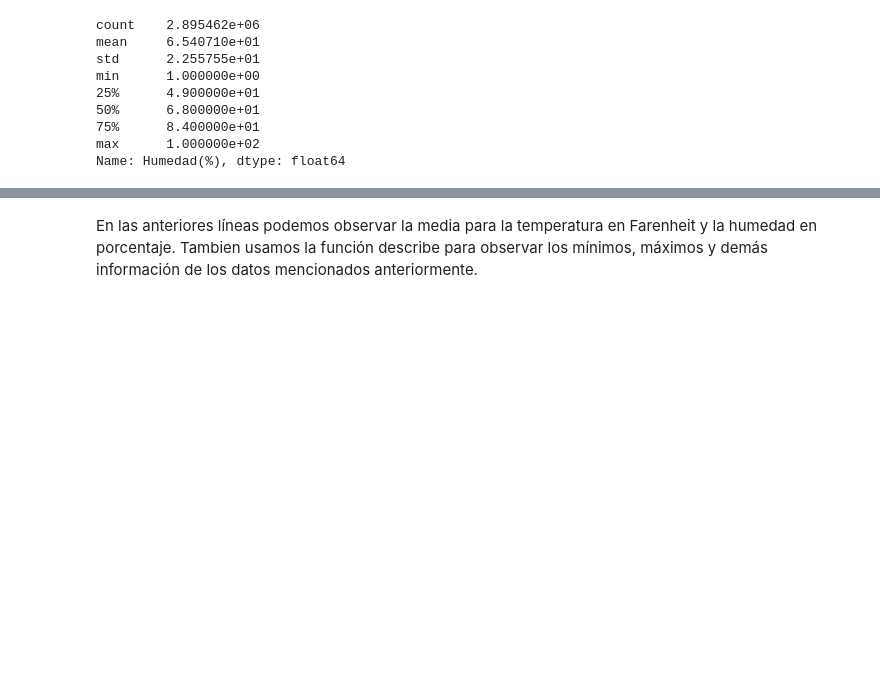
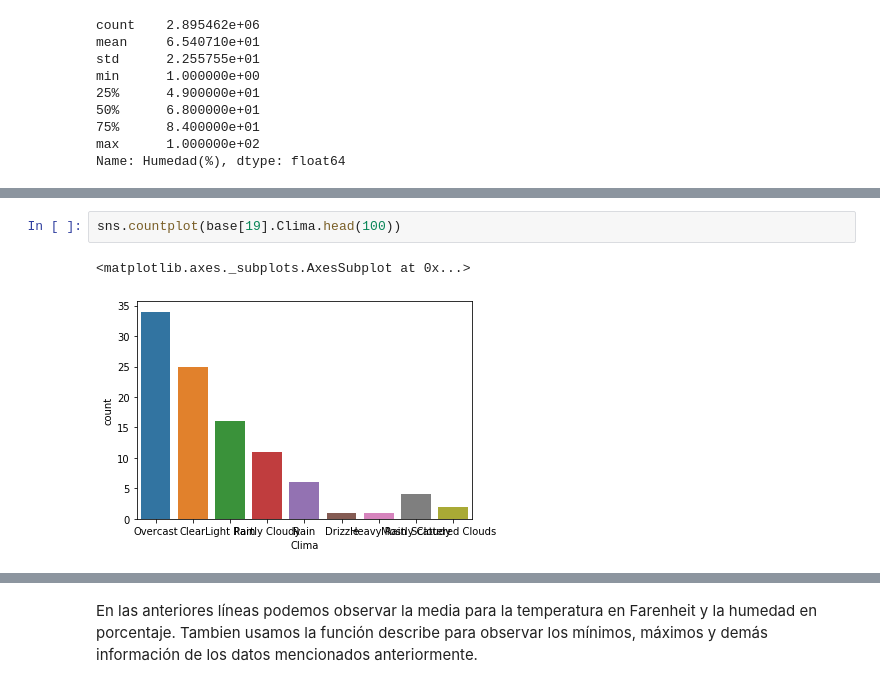
Before and after one commit to ProyectoFinalMineria/BaseDatos, a Jupyter notebook: BD US acc.ipynb, the cells around one changed output, grey strips where cells are left out. Drawn from its saved outputs; the diff is of its cells as text; blank space fills up the shorter version.

```diff
--- a/BD US acc.ipynb
+++ b/BD US acc.ipynb
@@ -337,0 +414,5 @@ Name: Humedad(%), dtype: float64
+# %%
+sns.countplot(base[19].Clima.head(100))
+# %% [output]
+<matplotlib.axes._subplots.AxesSubplot at 0x...>
+[figure, added]
```
Also changed, not shown: parts of 7 cells of this notebook.
